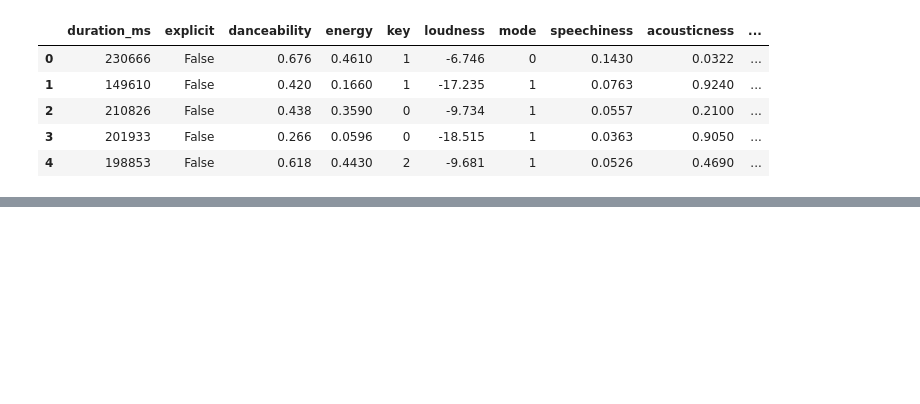
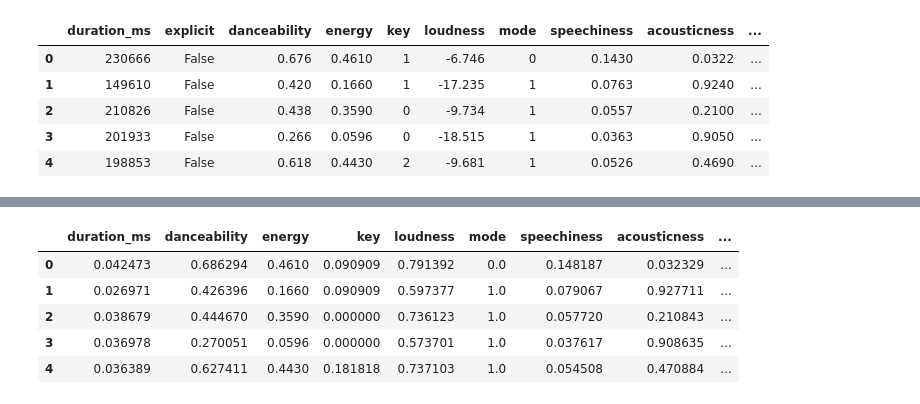
Before and after one commit to guimedeirosf/ml-song-popular, a Jupyter notebook: Spotify.ipynb, the cells around one changed output, grey strips where cells are left out. Cells and saved outputs as stored; diff of their text form; code cells hidden in the pictures; blank space fills up the shorter version.

Commit message:
Normalizando os dados

```diff
--- a/Spotify.ipynb
+++ b/Spotify.ipynb
@@ -404,0 +439,12 @@ KeyError: "['explicit'] not found in axis"
+# %%
+# Normalizando os dados, deixando na mesma escala
+df_quantitative_nm=(df_quantitative-df_quantitative.min())/(df_quantitative.max()-df_quantitative.min())
+# %%
+df_quantitative_nm.head()
+# %% [output]
+|  | duration_ms | danceability | energy | key | loudness | mode | speechiness | acousticness | ... |
+| 0 | 0.042473 | 0.686294 | 0.4610 | 0.090909 | 0.791392 | 0.0 | 0.148187 | 0.032329 | ... |
+| 1 | 0.026971 | 0.426396 | 0.1660 | 0.090909 | 0.597377 | 1.0 | 0.079067 | 0.927711 | ... |
+| 2 | 0.038679 | 0.444670 | 0.3590 | 0.000000 | 0.736123 | 1.0 | 0.057720 | 0.210843 | ... |
+| 3 | 0.036978 | 0.270051 | 0.0596 | 0.000000 | 0.573701 | 1.0 | 0.037617 | 0.908635 | ... |
+| 4 | 0.036389 | 0.627411 | 0.4430 | 0.181818 | 0.737103 | 1.0 | 0.054508 | 0.470884 | ... |
```
Also changed, not shown: parts of 2 cells of this notebook.
